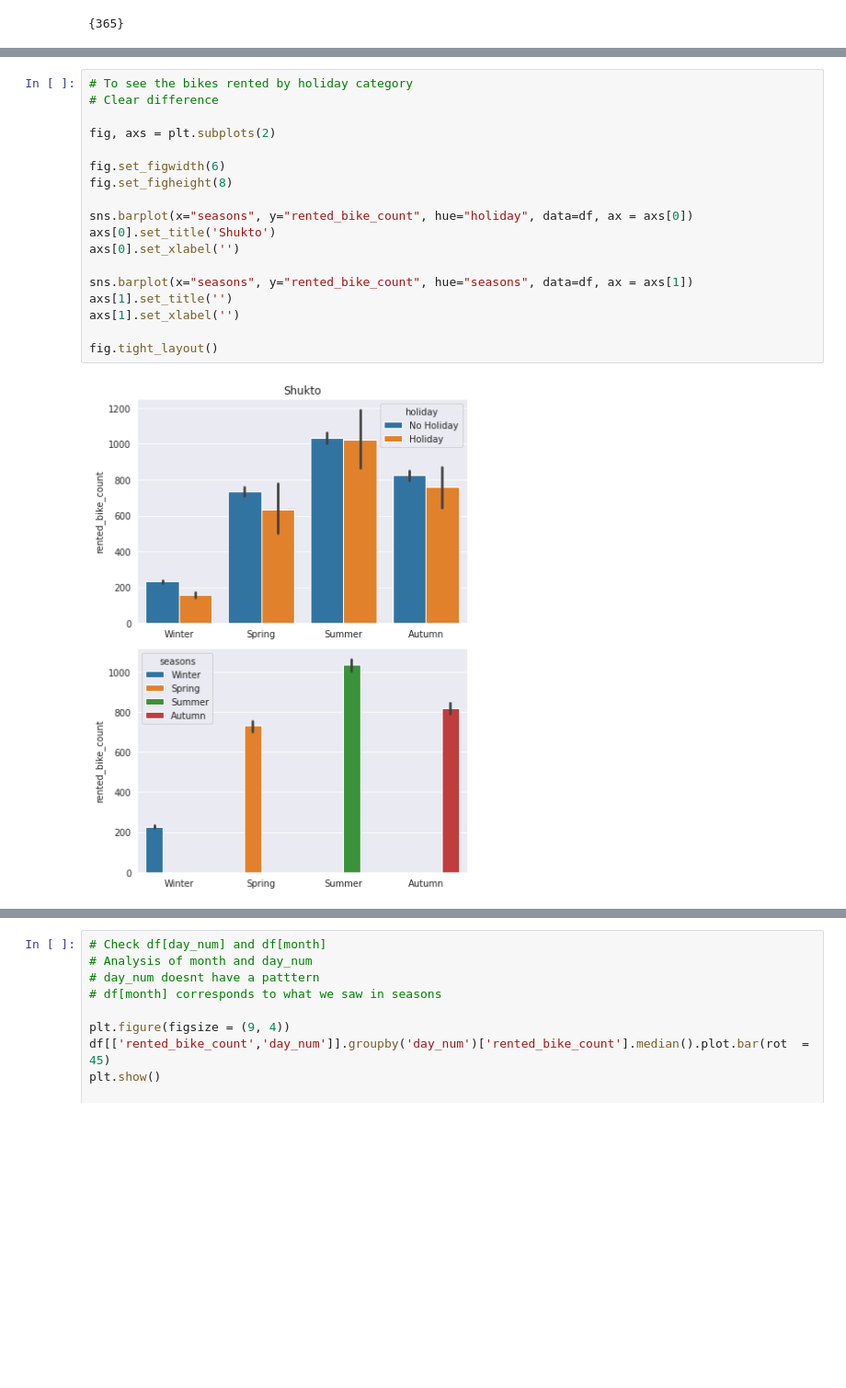
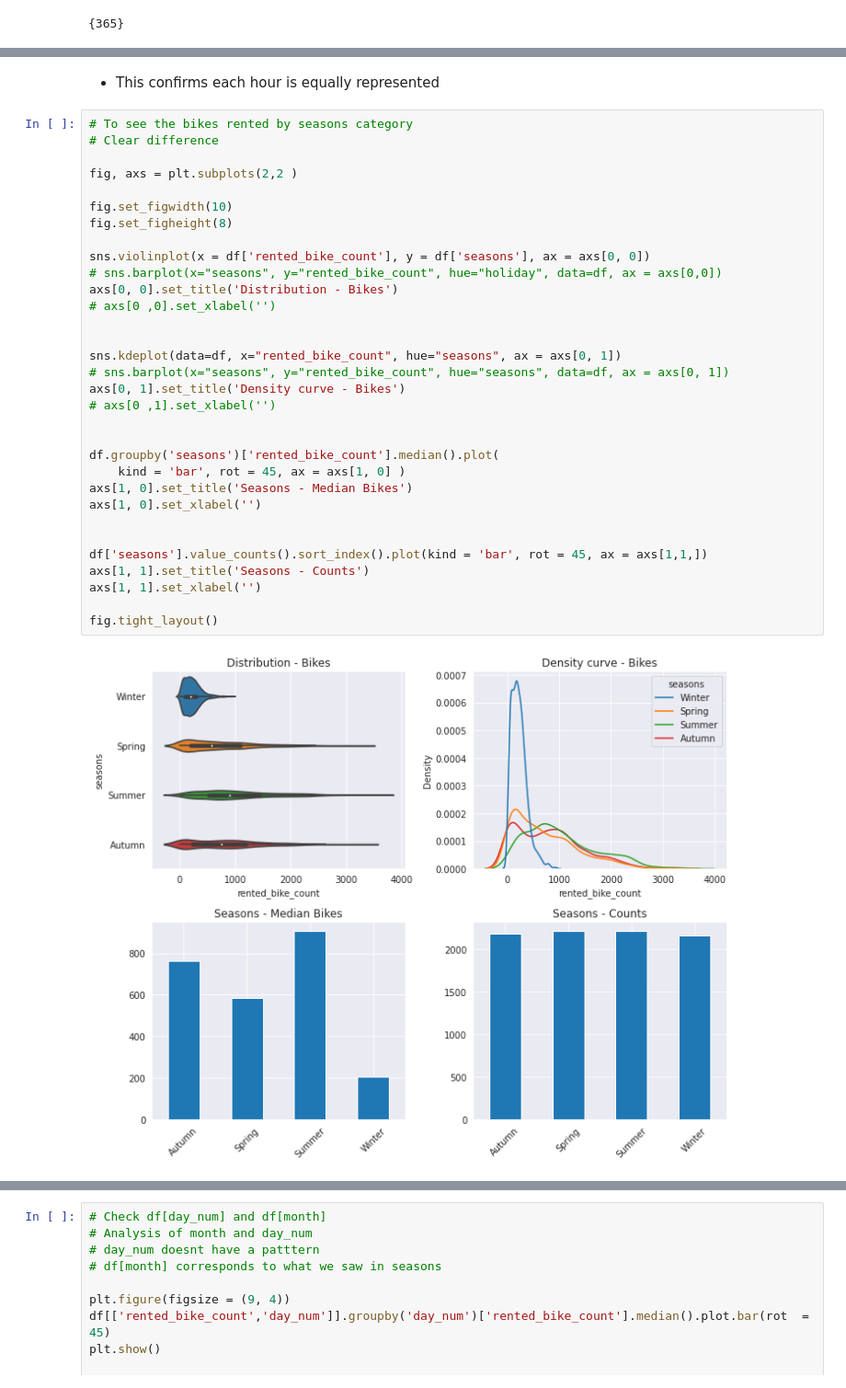
Before and after one commit to suchirmm/seoulbike, a Jupyter notebook: project_seoulbike.ipynb, the cells around one changed output, grey strips where cells are left out. Shown at 92% size. Saved outputs shown, nothing was run; the diff lists cells and outputs as text; blank space fills up the shorter version.

```diff
--- a/project_seoulbike.ipynb
+++ b/project_seoulbike.ipynb
@@ -525,20 +560,37 @@ Name: rented_bike_count, dtype: float64
+# %% [markdown]
+
+*   This confirms each hour is equally represented
 # %%
-# To see the bikes rented by holiday category
+# To see the bikes rented by seasons category
 # Clear difference
 
-fig, axs = plt.subplots(2)
+fig, axs = plt.subplots(2,2 )
 
-fig.set_figwidth(6)
+fig.set_figwidth(10)
 fig.set_figheight(8)
 
-sns.barplot(x="seasons", y="rented_bike_count", hue="holiday", data=df, ax = axs[0])
-axs[0].set_title('Shukto')
-axs[0].set_xlabel('')
+sns.violinplot(x = df['rented_bike_count'], y = df['seasons'], ax = axs[0, 0])
+# sns.barplot(x="seasons", y="rented_bike_count", hue="holiday", data=df, ax = axs[0,0])
+axs[0, 0].set_title('Distribution - Bikes')
+# axs[0 ,0].set_xlabel('')
 
-sns.barplot(x="seasons", y="rented_bike_count", hue="seasons", data=df, ax = axs[1])
-axs[1].set_title('')
-axs[1].set_xlabel('')
+
+sns.kdeplot(data=df, x="rented_bike_count", hue="seasons", ax = axs[0, 1])
+# sns.barplot(x="seasons", y="rented_bike_count", hue="seasons", data=df, ax = axs[0, 1])
+axs[0, 1].set_title('Density curve - Bikes')
+# axs[0 ,1].set_xlabel('')
+
+
+df.groupby('seasons')['rented_bike_count'].median().plot(
+    kind = 'bar', rot = 45, ax = axs[1, 0] )
+axs[1, 0].set_title('Seasons - Median Bikes')
+axs[1, 0].set_xlabel('')
+
+
+df['seasons'].value_counts().sort_index().plot(kind = 'bar', rot = 45, ax = axs[1,1,])
+axs[1, 1].set_title('Seasons - Counts')
+axs[1, 1].set_xlabel('')
 
 fig.tight_layout()
 # %% [output]
-[figure, old version]
+[figure, new version]
```
Also changed, not shown: parts of 40 cells of this notebook.
